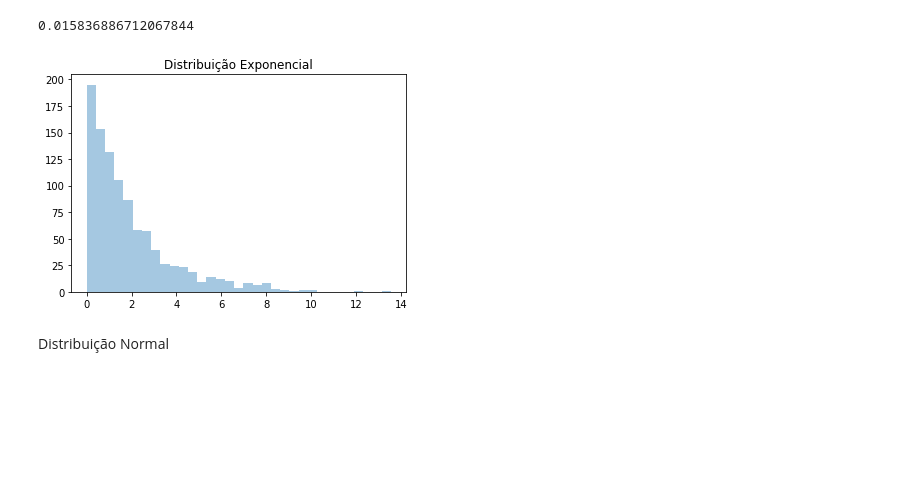
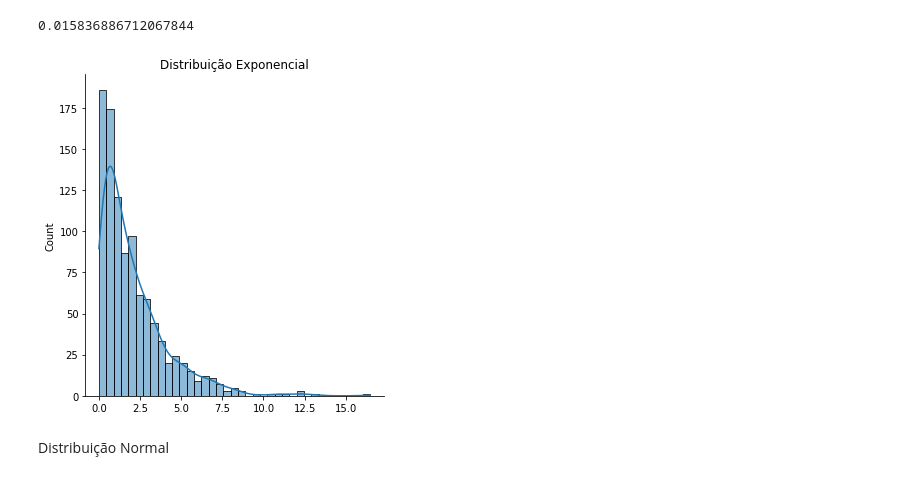
Before and after one commit to bmnds/uea-data-science-03-statistics, a Jupyter notebook: [Estatística02]_Probabilidade_e_Distribuições_para_Ciência_de_Dados.ipynb, the cells around one changed output. Cells and saved outputs as stored; diff of their text form; code cells hidden in the pictures; blank space fills up the shorter version.

```diff
--- a/[Estatística02]_Probabilidade_e_Distribuições_para_Ciência_de_Dados.ipynb
+++ b/[Estatística02]_Probabilidade_e_Distribuições_para_Ciência_de_Dados.ipynb
@@ -153,13 +153,13 @@ expon.cdf(3,scale=1/2)-expon.cdf(2,scale=1/2)
 # %%
 # Geração de valores aleatórios e apresentação gráfica
 import matplotlib.pyplot as plt
 import seaborn as sns
 dexpo = (random.exponential(2, size=1000))
-sns.distplot(dexpo, kde=False)
+sns.displot(dexpo, kde=True)
 plt.title('Distribuição Exponencial')
 plt.show()
 # %% [output]
-[figure, old version]
+[figure, new version]
 # %% [markdown]
 Distribuição Normal
 # %%
```
